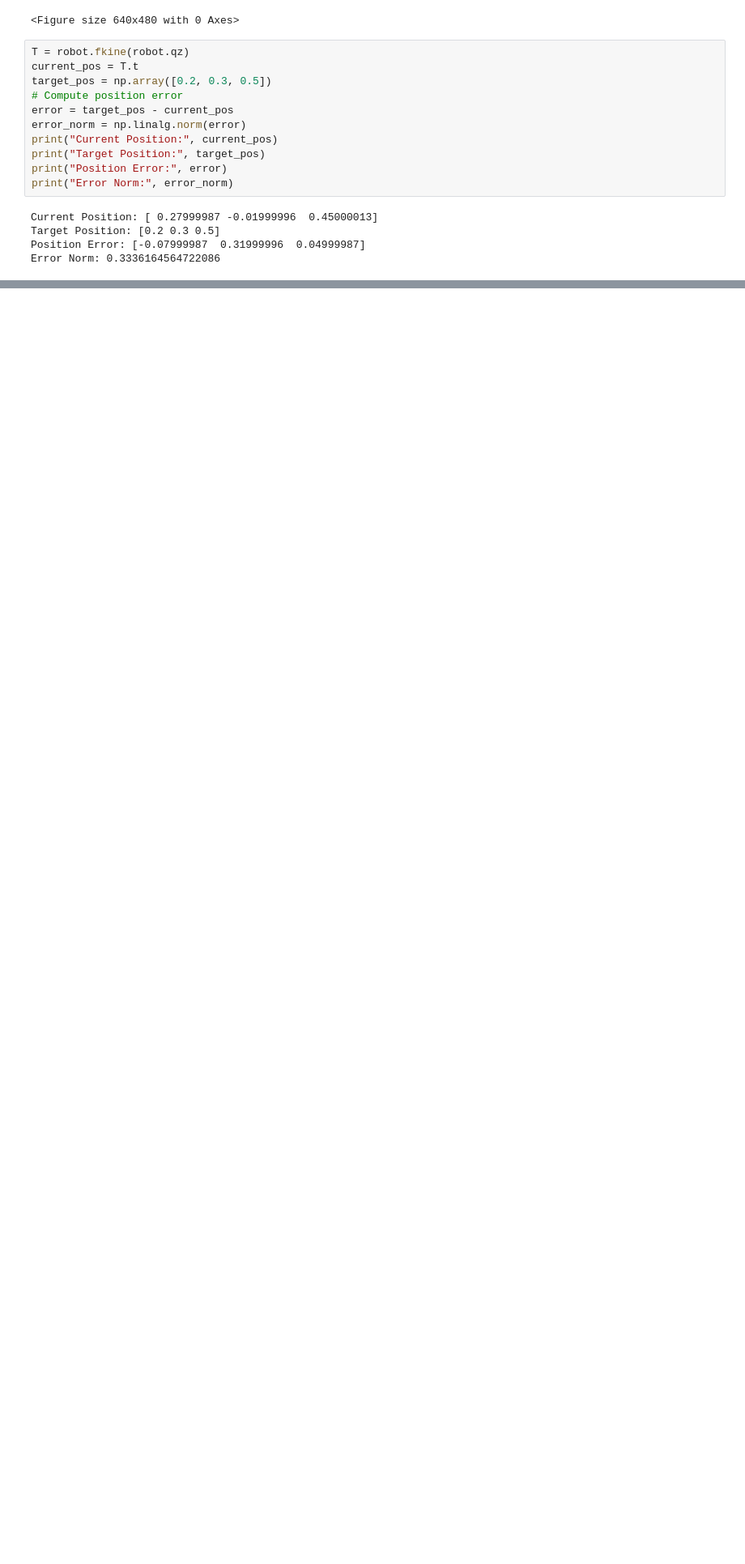
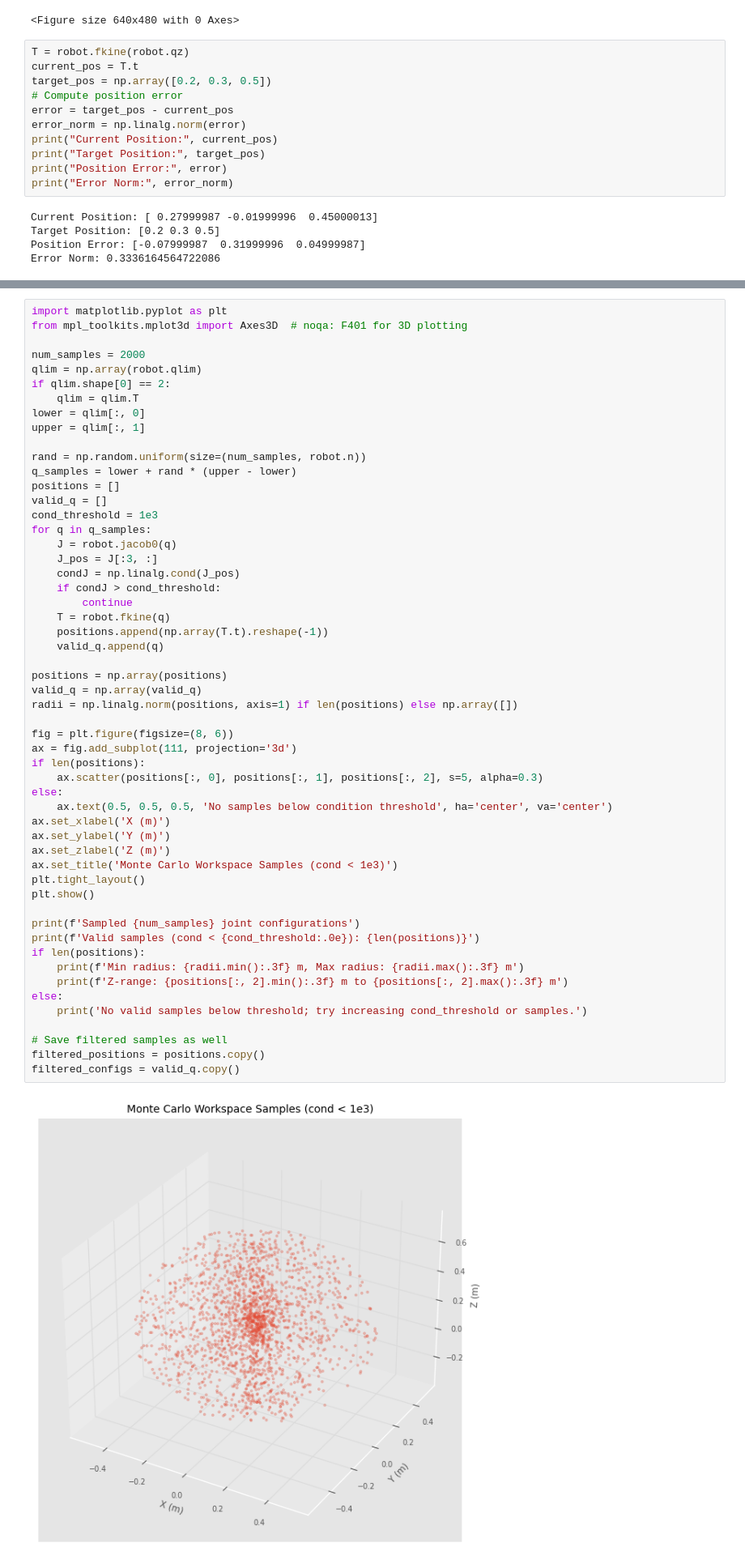
Before and after one commit to peeradonmoke2002/FRA502_LAB_6703, a Jupyter notebook: kinemtics.ipynb, the cells around one changed output, grey strips where cells are left out. Shown at 81% size. Cells and saved outputs as stored; diff of their text form; blank space fills up the shorter version.

```diff
--- a/kinemtics.ipynb
+++ b/kinemtics.ipynb
@@ -168,0 +243,56 @@ Final error: 0.099999
+# %%
+import matplotlib.pyplot as plt
+from mpl_toolkits.mplot3d import Axes3D  # noqa: F401 for 3D plotting
+
+num_samples = 2000
+qlim = np.array(robot.qlim)
+if qlim.shape[0] == 2:
+    qlim = qlim.T
+lower = qlim[:, 0]
+upper = qlim[:, 1]
+
+rand = np.random.uniform(size=(num_samples, robot.n))
+q_samples = lower + rand * (upper - lower)
+positions = []
+valid_q = []
+cond_threshold = 1e3
+for q in q_samples:
+    J = robot.jacob0(q)
+    J_pos = J[:3, :]
+    condJ = np.linalg.cond(J_pos)
+    if condJ > cond_threshold:
+        continue
+    T = robot.fkine(q)
+    positions.append(np.array(T.t).reshape(-1))
+    valid_q.append(q)
+
+positions = np.array(positions)
+valid_q = np.array(valid_q)
+radii = np.linalg.norm(positions, axis=1) if len(positions) else np.array([])
+
+fig = plt.figure(figsize=(8, 6))
+ax = fig.add_subplot(111, projection='3d')
+if len(positions):
+    ax.scatter(positions[:, 0], positions[:, 1], positions[:, 2], s=5, alpha=0.3)
+else:
+    ax.text(0.5, 0.5, 0.5, 'No samples below condition threshold', ha='center', va='center')
+ax.set_xlabel('X (m)')
+ax.set_ylabel('Y (m)')
+ax.set_zlabel('Z (m)')
+ax.set_title('Monte Carlo Workspace Samples (cond < 1e3)')
+plt.tight_layout()
+plt.show()
+
+print(f'Sampled {num_samples} joint configurations')
+print(f'Valid samples (cond < {cond_threshold:.0e}): {len(positions)}')
+if len(positions):
+    print(f'Min radius: {radii.min():.3f} m, Max radius: {radii.max():.3f} m')
+    print(f'Z-range: {positions[:, 2].min():.3f} m to {positions[:, 2].max():.3f} m')
+else:
+    print('No valid samples below threshold; try increasing cond_threshold or samples.')
+
+# Save filtered samples as well
+filtered_positions = positions.copy()
+filtered_configs = valid_q.copy()
+# %% [output]
+[figure, added]
```
Also changed, not shown: parts of 6 cells of this notebook, 5 other files.
